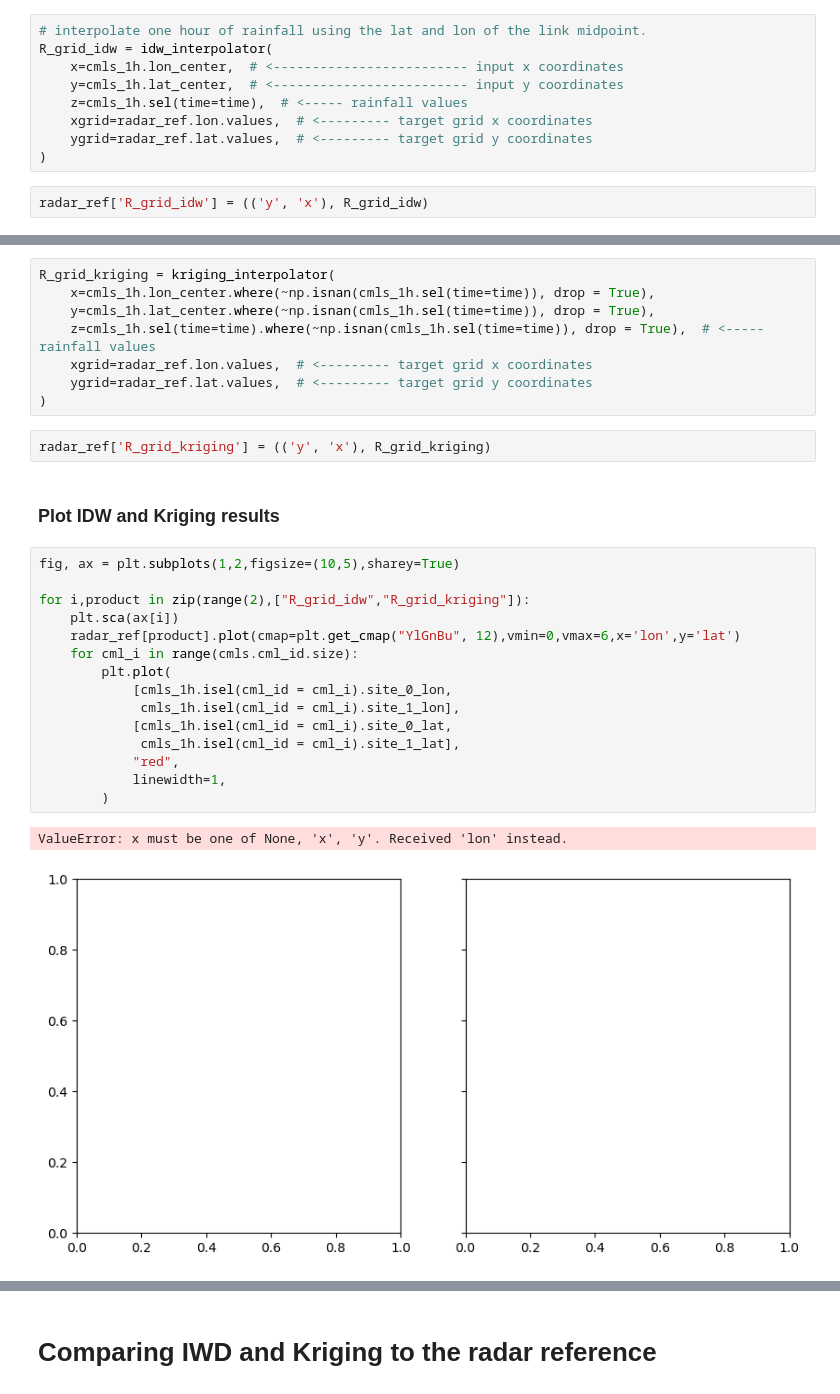
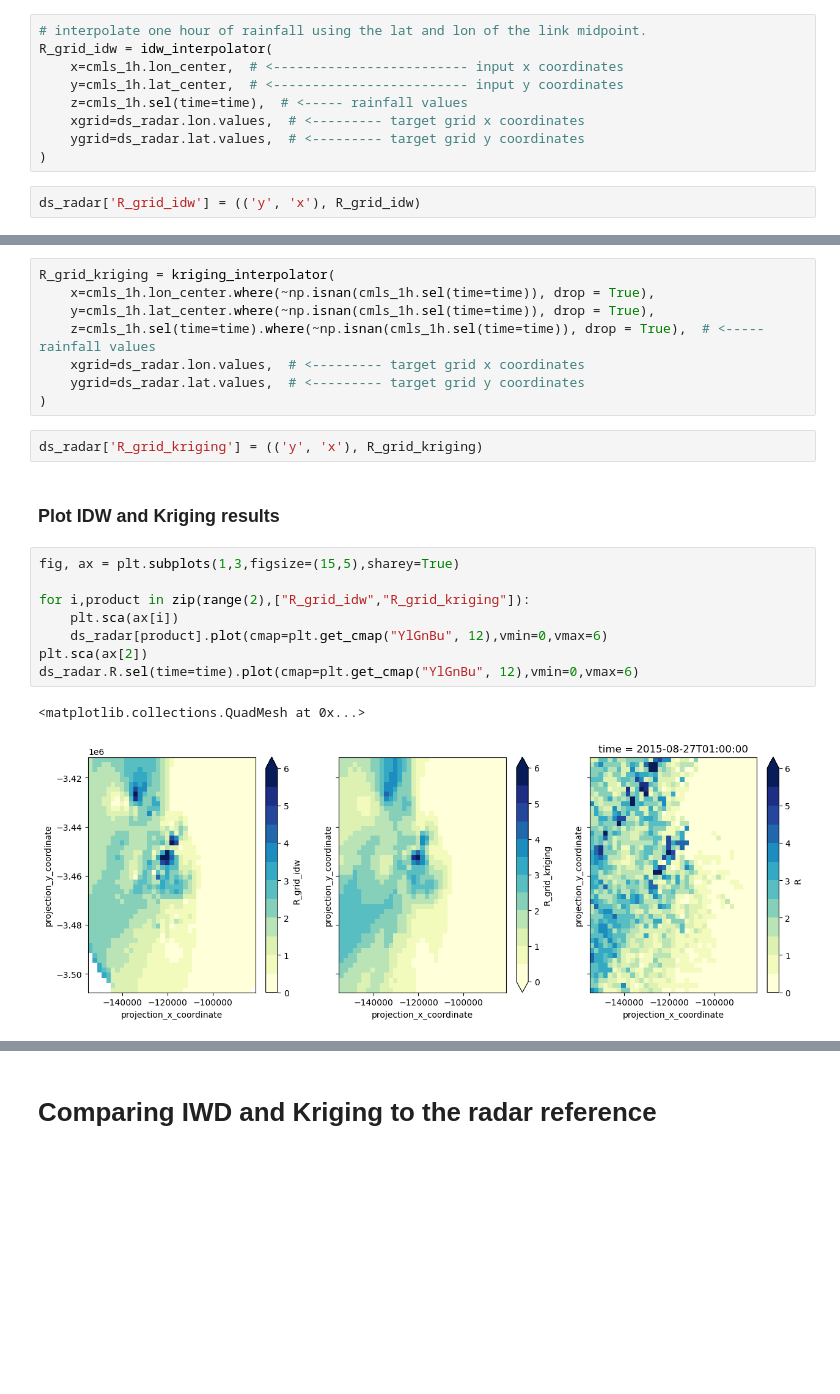
Before and after one commit to OpenSenseAction/cml_method_benchmarking, a Jupyter notebook: notebooks/Compare_spatial_reconstruction_methods.ipynb, the cells around one changed output, grey strips where cells are left out. Drawn from its saved outputs; the diff is of its cells as text; blank space fills up the shorter version.

```diff
--- a/notebooks/Compare_spatial_reconstruction_methods.ipynb
+++ b/notebooks/Compare_spatial_reconstruction_methods.ipynb
@@ -93,11 +91,11 @@ R_grid_idw = idw_interpolator(
     x=cmls_1h.lon_center,  # <------------------------- input x coordinates
     y=cmls_1h.lat_center,  # <------------------------- input y coordinates
     z=cmls_1h.sel(time=time),  # <----- rainfall values
-    xgrid=radar_ref.lon.values,  # <--------- target grid x coordinates
-    ygrid=radar_ref.lat.values,  # <--------- target grid y coordinates
+    xgrid=ds_radar.lon.values,  # <--------- target grid x coordinates
+    ygrid=ds_radar.lat.values,  # <--------- target grid y coordinates
 )
 # %%
-radar_ref['R_grid_idw'] = (('y', 'x'), R_grid_idw)
+ds_radar['R_grid_idw'] = (('y', 'x'), R_grid_idw)
 # %% [markdown]
 ### 5.2 Ordinary Kriging
 # %%
@@ -113,28 +111,21 @@ R_grid_kriging = kriging_interpolator(
     x=cmls_1h.lon_center.where(~np.isnan(cmls_1h.sel(time=time)), drop = True),
     y=cmls_1h.lat_center.where(~np.isnan(cmls_1h.sel(time=time)), drop = True),
     z=cmls_1h.sel(time=time).where(~np.isnan(cmls_1h.sel(time=time)), drop = True),  # <----- rainfall values
-    xgrid=radar_ref.lon.values,  # <--------- target grid x coordinates
-    ygrid=radar_ref.lat.values,  # <--------- target grid y coordinates
+    xgrid=ds_radar.lon.values,  # <--------- target grid x coordinates
+    ygrid=ds_radar.lat.values,  # <--------- target grid y coordinates
 )
 # %%
-radar_ref['R_grid_kriging'] = (('y', 'x'), R_grid_kriging)
+ds_radar['R_grid_kriging'] = (('y', 'x'), R_grid_kriging)
 # %% [markdown]
 ### Plot IDW and Kriging results
 # %%
-fig, ax = plt.subplots(1,2,figsize=(10,5),sharey=True)
+fig, ax = plt.subplots(1,3,figsize=(15,5),sharey=True)
 
 for i,product in zip(range(2),["R_grid_idw","R_grid_kriging"]):
     plt.sca(ax[i])
-    radar_ref[product].plot(cmap=plt.get_cmap("YlGnBu", 12),vmin=0,vmax=6,x='lon',y='lat')
-    for cml_i in range(cmls.cml_id.size):
-        plt.plot(
-            [cmls_1h.isel(cml_id = cml_i).site_0_lon,
-             cmls_1h.isel(cml_id = cml_i).site_1_lon],
-            [cmls_1h.isel(cml_id = cml_i).site_0_lat,
-             cmls_1h.isel(cml_id = cml_i).site_1_lat],
-            "red",
-            linewidth=1,
-        )
+    ds_radar[product].plot(cmap=plt.get_cmap("YlGnBu", 12),vmin=0,vmax=6)
+plt.sca(ax[2])
+ds_radar.R.sel(time=time).plot(cmap=plt.get_cmap("YlGnBu", 12),vmin=0,vmax=6)
 # %% [output]
-ValueError: x must be one of None, 'x', 'y'. Received 'lon' instead.
+<matplotlib.collections.QuadMesh at 0x...>
-[figure, old version]
+[figure, new version]
```
Also changed, not shown: parts of 10 cells of this notebook.
